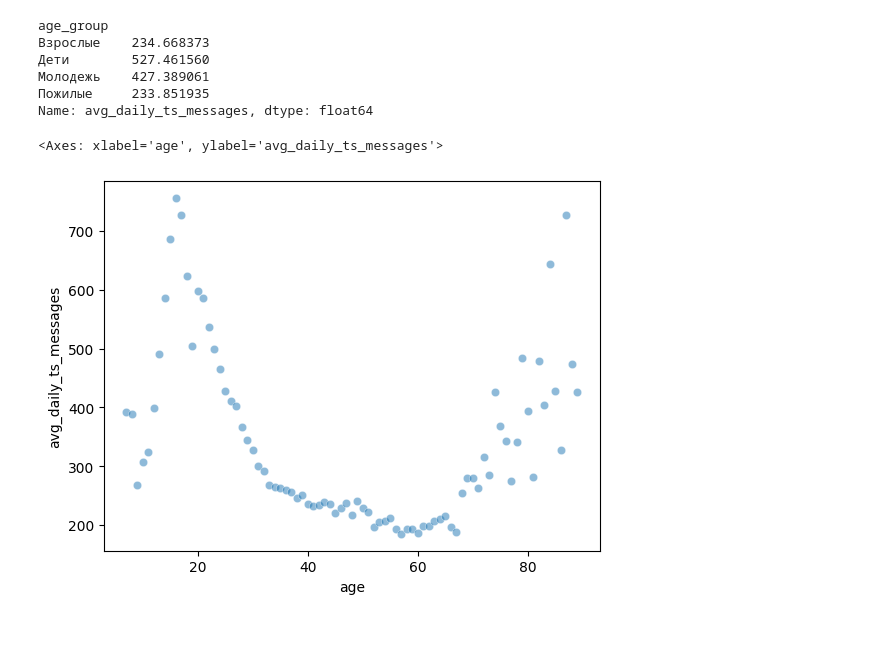
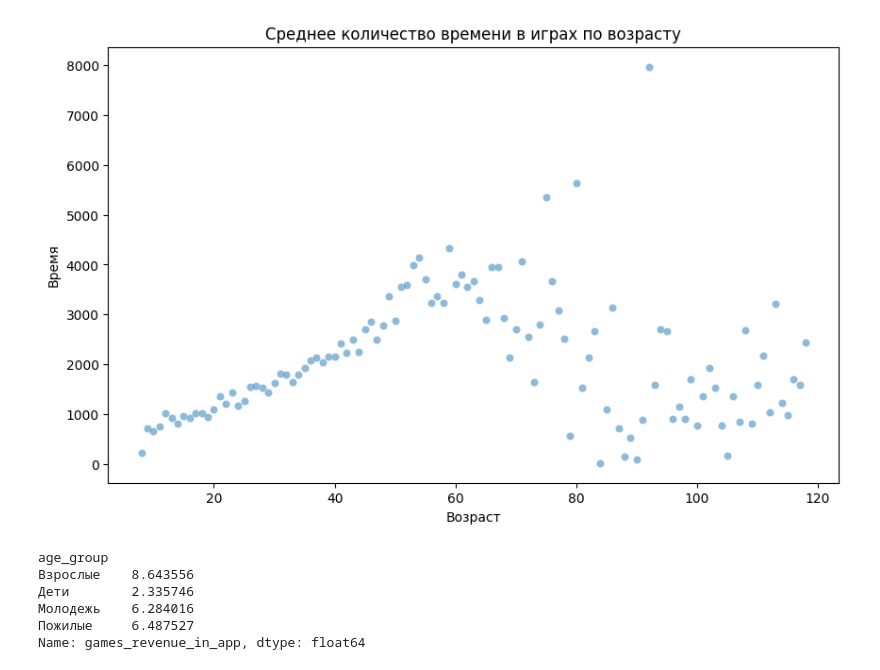
Before and after one commit to RoKivals/VKGamesCASE, a Jupyter notebook: Untitled-1.ipynb, the cells around one changed output. Saved outputs shown, nothing was run; the diff lists cells and outputs as text; code cells hidden in the pictures; blank space fills up the shorter version.

```diff
--- a/Untitled-1.ipynb
+++ b/Untitled-1.ipynb
@@ -68,15 +107,20 @@ print(data)
+# %%
+plt.figure(figsize=(10, 6))
+grouped = pd.DataFrame(players_df.groupby('age')['avg_daily_ts_games'].mean())
+sns.scatterplot(x='age', y='avg_daily_ts_games', data = grouped, alpha=0.5)
+plt.title('Среднее количество времени в играх по возрасту')
+plt.xlabel('Возраст')
+plt.ylabel('Время')
+
+plt.show()
+# %% [output]
+[figure, added]
 # %%
-print(data.groupby('age_group')['avg_daily_ts_messages'].mean())
+print(players_df.groupby('age_group')['games_revenue_in_app'].mean())
 # %% [output]
 age_group
-Взрослые    234.668373
-Дети        527.461560
-Молодежь    427.389061
-Пожилые     233.851935
-Name: avg_daily_ts_messages, dtype: float64
+Взрослые    8.643556
+Дети        2.335746
+Молодежь    6.284016
+Пожилые     6.487527
+Name: games_revenue_in_app, dtype: float64
-# %%
-grouped = pd.DataFrame(data.groupby('age')['avg_daily_ts_messages'].mean())
-sns.scatterplot(x='age', y='avg_daily_ts_messages', data = grouped, alpha=0.5)
-# %% [output]
-<Axes: xlabel='age', ylabel='avg_daily_ts_messages'>
-[figure, removed]
```
Also changed, not shown: parts of 18 cells of this notebook, 2 other files.
